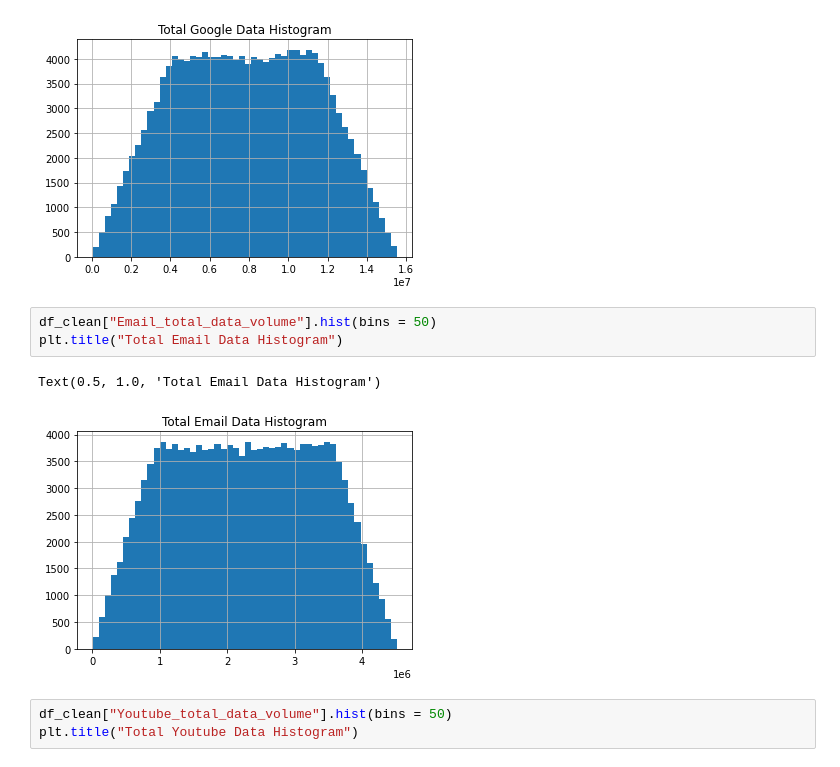
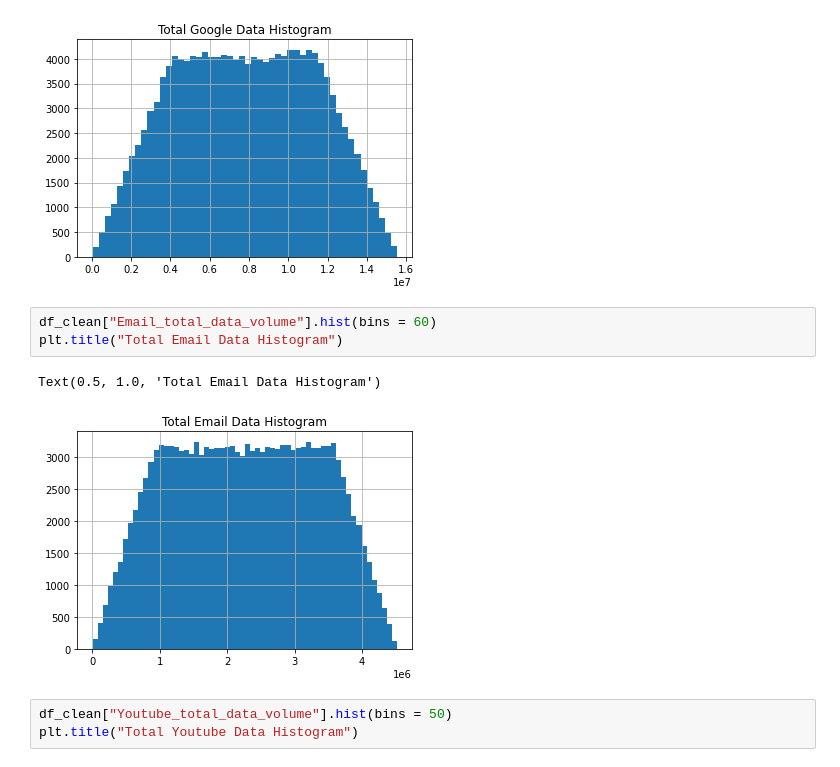
Before and after one commit to behigu/TellCo-Telecom-User-s-Data-Analysis, a Jupyter notebook: notebooks/Telco_telecom_user_data_analysis.ipynb, the cells around one changed output. Cells and saved outputs as stored; diff of their text form.

```diff
--- a/notebooks/Telco_telecom_user_data_analysis.ipynb
+++ b/notebooks/Telco_telecom_user_data_analysis.ipynb
@@ -448,11 +448,11 @@ plt.title("Total Google Data Histogram")
 Text(0.5, 1.0, 'Total Google Data Histogram')
 [figure]
 # %%
-df_clean["Email_total_data_volume"].hist(bins = 50)
+df_clean["Email_total_data_volume"].hist(bins = 60)
 plt.title("Total Email Data Histogram")
 # %% [output]
 Text(0.5, 1.0, 'Total Email Data Histogram')
-[figure, old version]
+[figure, new version]
 # %%
 df_clean["Youtube_total_data_volume"].hist(bins = 50)
 plt.title("Total Youtube Data Histogram")
```
Also changed, not shown: parts of 16 cells of this notebook.
